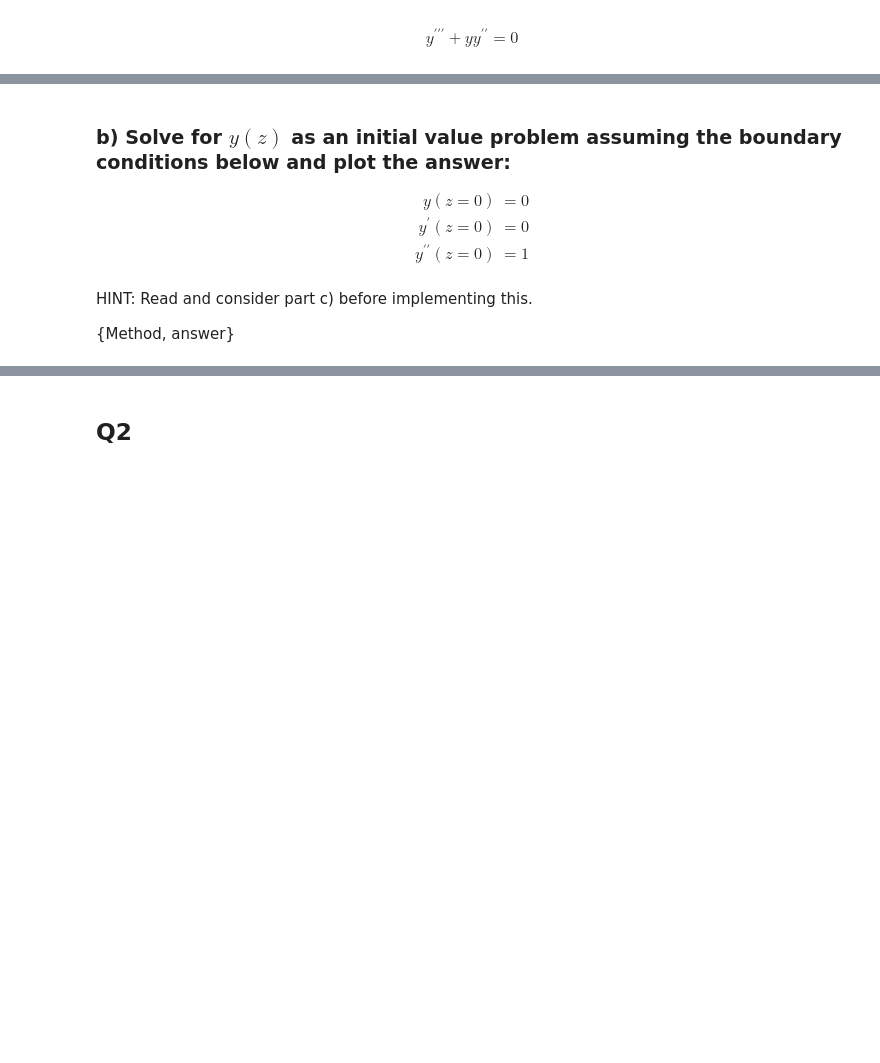
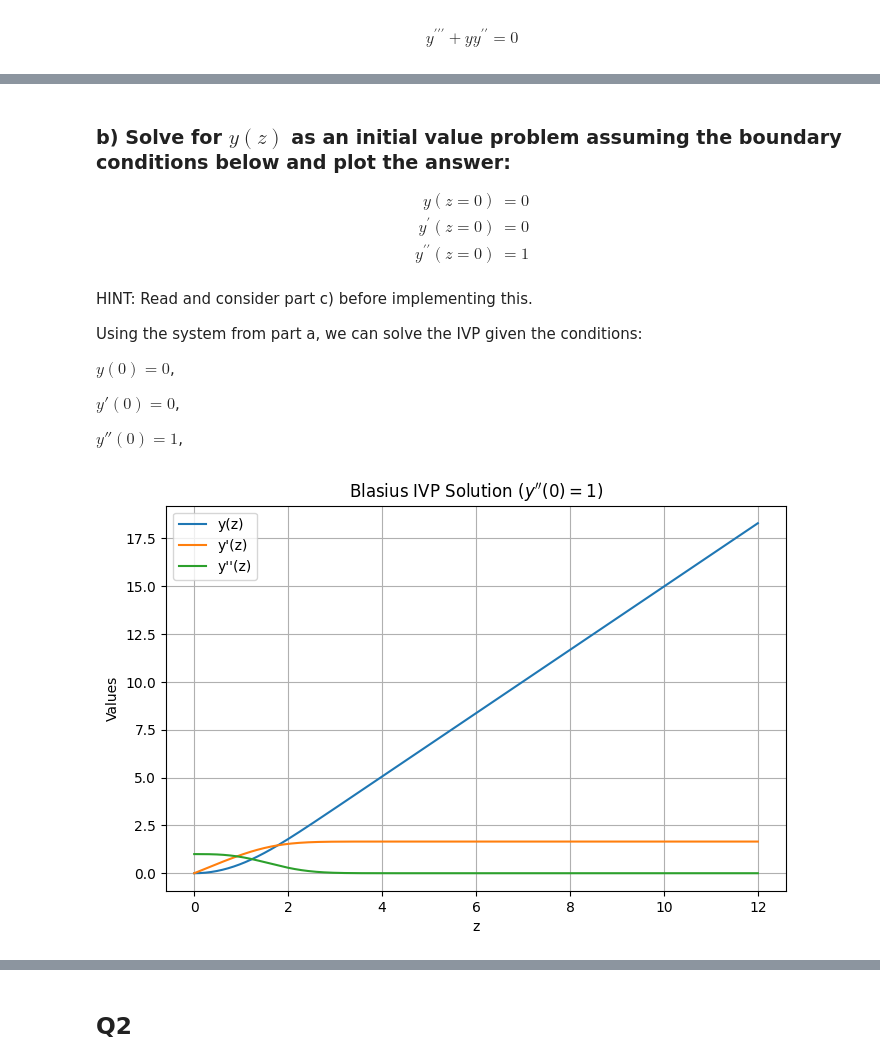
Before and after one commit to Preetish-ko/Preetish-ko, a Jupyter notebook: Assignments/Assignment_4.ipynb, the cells around one changed output, grey strips where cells are left out. Cells and saved outputs as stored; diff of their text form; code cells hidden in the pictures; blank space fills up the shorter version.

```diff
--- a/Assignments/Assignment_4.ipynb
+++ b/Assignments/Assignment_4.ipynb
@@ -20,7 +44,40 @@ $$
 
 HINT: Read and consider part c) before implementing this.
 
-{Method, answer}
+Using the system from part a, we can solve the IVP given the conditions:
+
+$y(0)=0$,
+
+$y'(0)=0$,
+
+$y''(0)=1$,
+# %%
+import numpy as np
+from scipy.integrate import solve_ivp
+import matplotlib.pyplot as plt
+
+def blasius_system(z, y):
+    y1, y2, y3 = y
+    return np.array([y2, y3, -y1 * y3], dtype=float)
+
+# Initial conditions for part b: y(0)=0, y'(0)=0, y''(0)=1
+z_span = (0, 12)
+z_eval = np.linspace(0, 12, 500)
+sol_b = solve_ivp(blasius_system, z_span, [0, 0, 1.0], t_eval=z_eval, method='RK45')
+
+# Plotting
+plt.figure(figsize=(8, 5))
+plt.plot(sol_b.t, sol_b.y[0], label='y(z)')
+plt.plot(sol_b.t, sol_b.y[1], label="y'(z)")
+plt.plot(sol_b.t, sol_b.y[2], label="y''(z)")
+plt.title("Blasius IVP Solution ($y''(0) = 1$)")
+plt.xlabel("z")
+plt.ylabel("Values")
+plt.legend()
+plt.grid(True)
+plt.show()
+# %% [output]
+[figure, added]
 # %% [markdown]
 ## c) Use your *method* from b) to find a solution for $y(z)$ that fits the boundary conditions below, and plot the answer:
 
```
Also changed, not shown: parts of 13 cells of this notebook.
